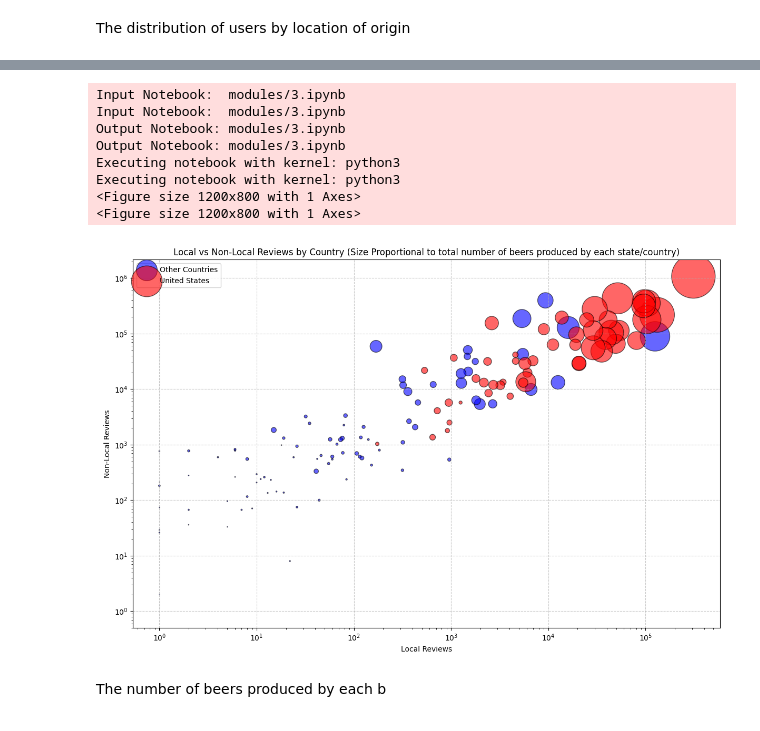
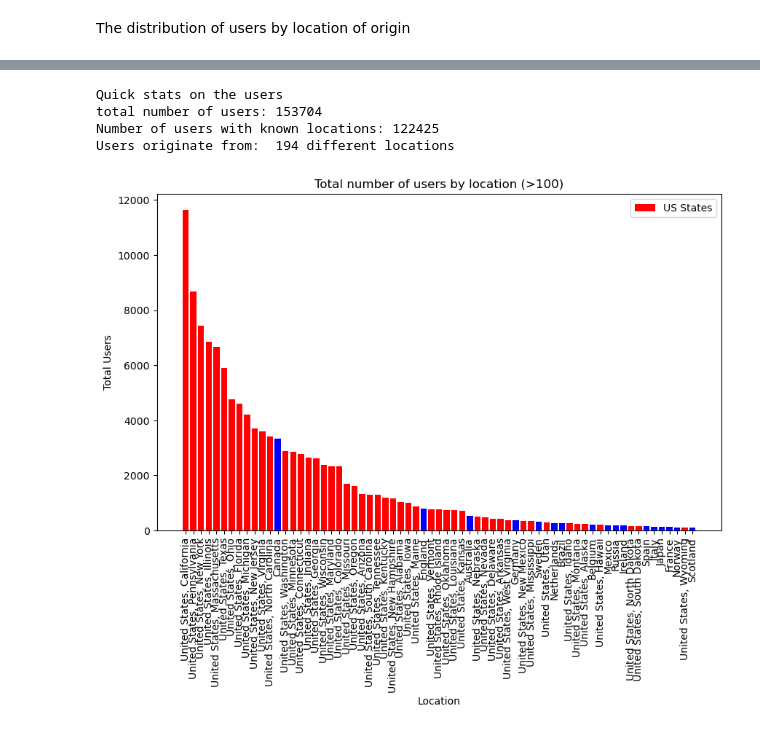
Before and after one commit to epfl-ada/ada-2024-project-x0x0, a Jupyter notebook: results.ipynb, the cells around one changed output, grey strips where cells are left out. Cells and saved outputs as stored; diff of their text form; code cells hidden in the pictures.

```diff
--- a/results.ipynb
+++ b/results.ipynb
@@ -85,22 +56,31 @@ Users originate from:  194 different locations
-# %%
-pm.execute_notebook(
-        'modules/3.ipynb',
-        'modules/3.ipynb', #dont want to make new file
-        log_output=True,
-        progress_bar=False,
-        report_mode=True
-    )
-
-display(Image(filename='modules/3.png'))
-# %% [output]
-Input Notebook:  modules/3.ipynb
-Input Notebook:  modules/3.ipynb
-Output Notebook: modules/3.ipynb
-Output Notebook: modules/3.ipynb
-Executing notebook with kernel: python3
-Executing notebook with kernel: python3
-<Figure size 1200x800 with 1 Axes>
-<Figure size 1200x800 with 1 Axes>
-[figure, removed]
-# %% [markdown]
-The number of beers produced by each b
+# %%
+users = pd.read_csv('minimizedData/BA_users_small.csv')
+print("Quick stats on the users")
+print("total number of users:", users.shape[0])
+#Remove users with unknown locations
+users = users.dropna(subset=['location'])
+print("Number of users with known locations:", users.shape[0])
+print("Users originate from: ",users['location'].dropna().nunique() , "different locations")
+# %% [output]
+Quick stats on the users
+total number of users: 153704
+Number of users with known locations: 122425
+Users originate from:  194 different locations
+# %%
+#plotting user location distributions
+user_counts = users.groupby('location').size().reset_index(name='total_users')
+user_counts = user_counts[user_counts['total_users'] >= 100]
+user_counts = user_counts.sort_values(by='total_users', ascending=False)
+user_counts['color'] = user_counts['location'].apply(lambda x: 'red' if x.startswith('United States,') else 'blue')
+plt.figure(figsize=(10, 6))
+plt.bar(user_counts['location'], user_counts['total_users'], color=user_counts['color'], )
+plt.xlabel('Location')
+plt.ylabel('Total Users')
+
+plt.legend(['US States'], loc="upper right")
+plt.title('Total number of users by location (>100)')
+plt.xticks(rotation=90)
+
+plt.show()
+# %% [output]
+[figure, added]
```
Also changed, not shown: parts of 27 cells of this notebook.
